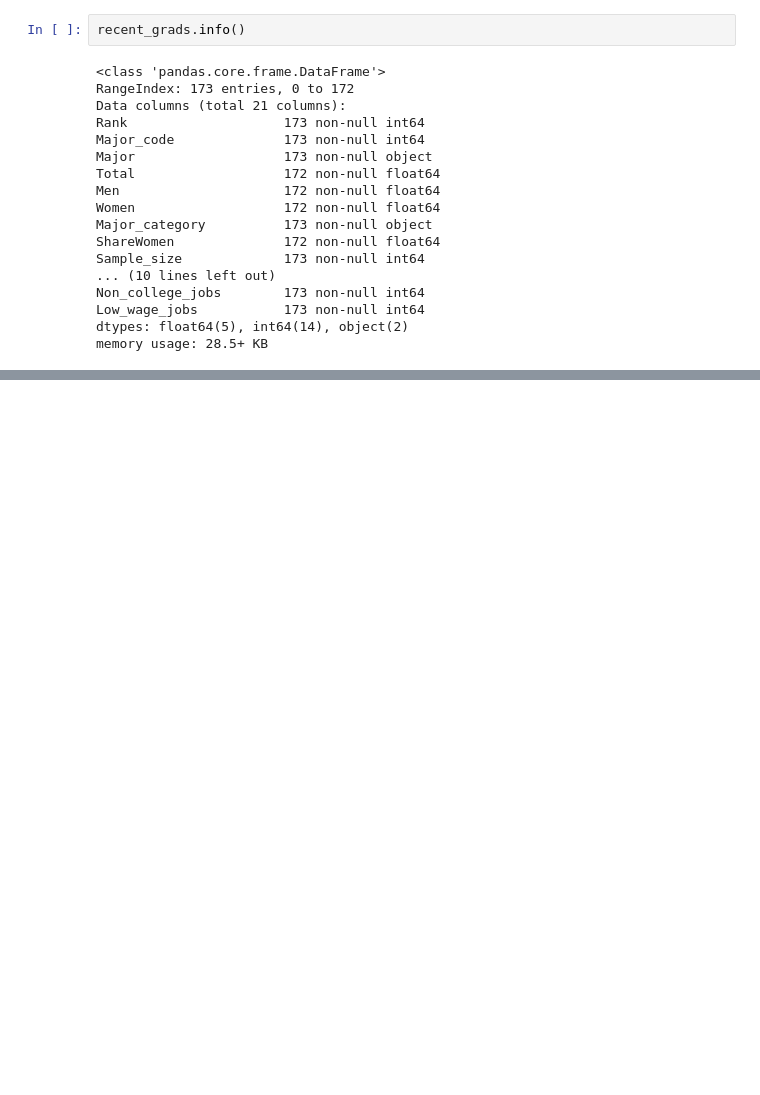
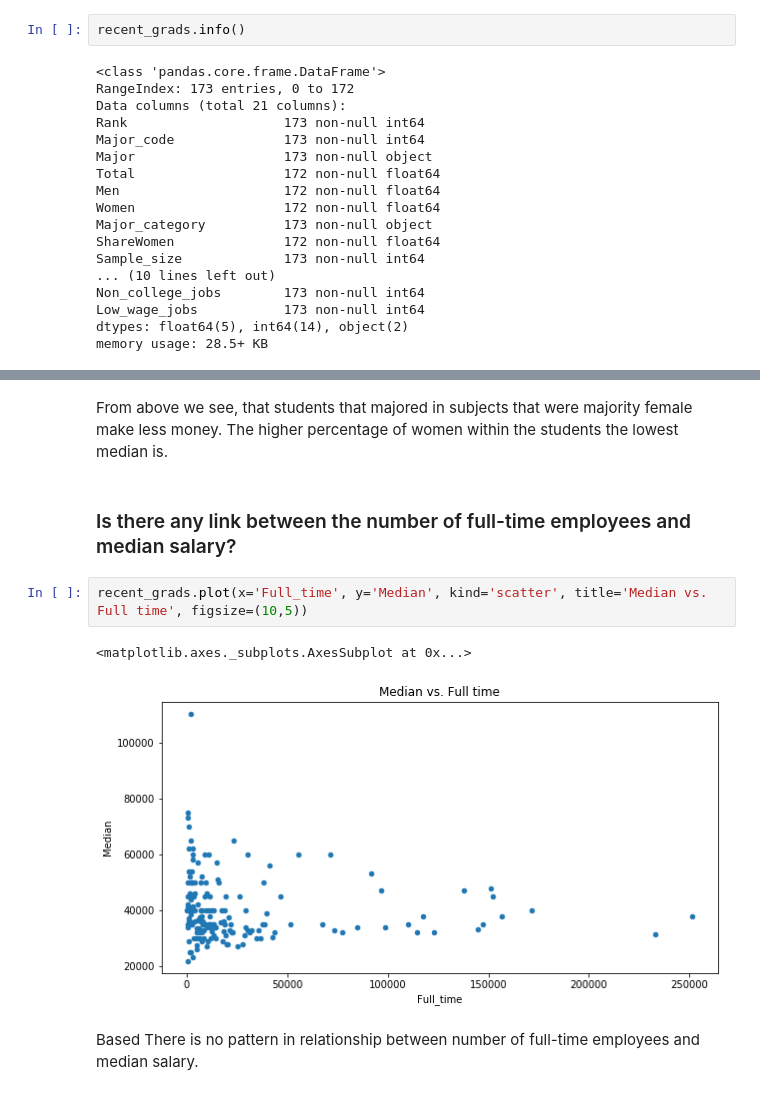
Before and after one commit to MichalRem/Data-Science-Portfolio, a Jupyter notebook: Visualizing Earnings Based On College Majors.ipynb, the cells around one changed output, grey strips where cells are left out. Saved outputs shown, nothing was run; the diff lists cells and outputs as text; blank space fills up the shorter version.

```diff
--- a/Visualizing Earnings Based On College Majors.ipynb
+++ b/Visualizing Earnings Based On College Majors.ipynb
@@ -85,0 +110,11 @@ len(recent_grads)
+# %% [markdown]
+From above we see, that students that majored in subjects that were majority female make less money. The higher percentage of women within the students the lowest median is.
+# %% [markdown]
+### Is there any link between the number of full-time employees and median salary?
+# %%
+recent_grads.plot(x='Full_time', y='Median', kind='scatter', title='Median vs. Full time', figsize=(10,5))
+# %% [output]
+<matplotlib.axes._subplots.AxesSubplot at 0x...>
+[figure, added]
+# %% [markdown]
+Based There is no pattern in relationship between number of full-time employees and median salary.
```
Also changed, not shown: parts of 9 cells of this notebook.
